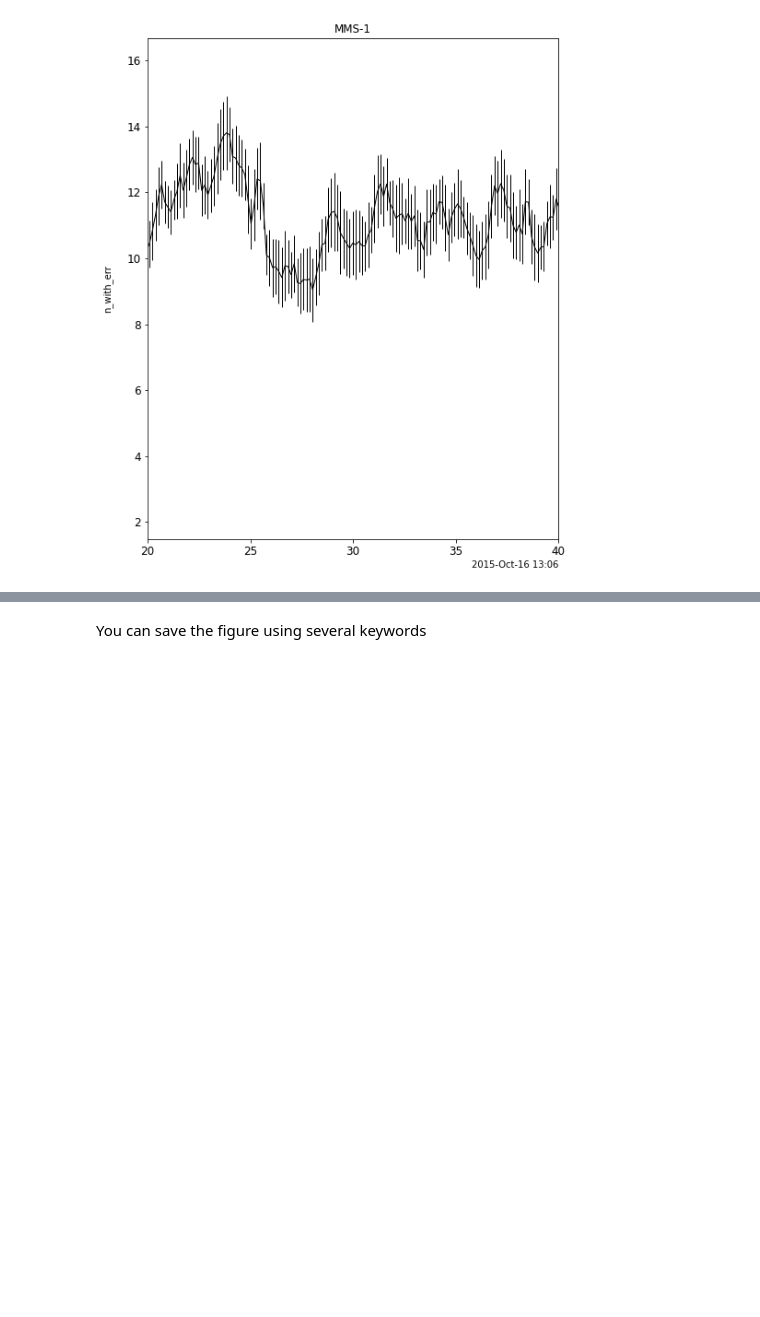
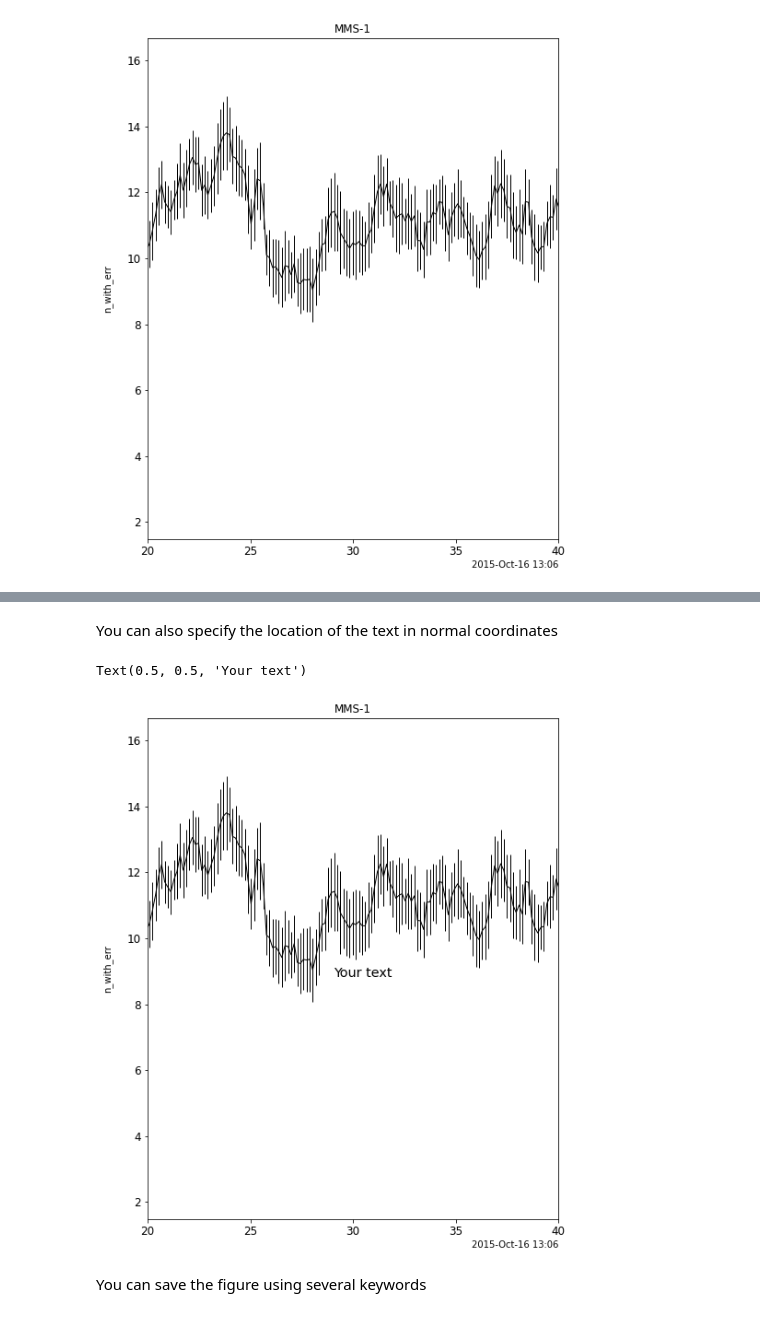
Before and after one commit to MAVENSDC/PyTplot, a Jupyter notebook: docs/PyTplot examples with matplotlib.ipynb, the cells around one changed output, grey strips where cells are left out. Cells and saved outputs as stored; diff of their text form; code cells hidden in the pictures; blank space fills up the shorter version.

```diff
--- a/docs/PyTplot examples with matplotlib.ipynb
+++ b/docs/PyTplot examples with matplotlib.ipynb
@@ -251,3 +264,12 @@ tplot('n_with_err')
+# %% [markdown]
+You can also specify the location of the text in normal coordinates
+# %%
+fig, axes = tplot('n_with_err', return_plot_objects=True)
+
+axes.annotate('Your text', (0.5, 0.5), xycoords='figure fraction', fontsize='x-large')
+# %% [output]
+Text(0.5, 0.5, 'Your text')
+[figure, added]
 # %% [markdown]
 You can save the figure using several keywords
 # %%
```
Also changed, not shown: parts of 6 cells of this notebook.
